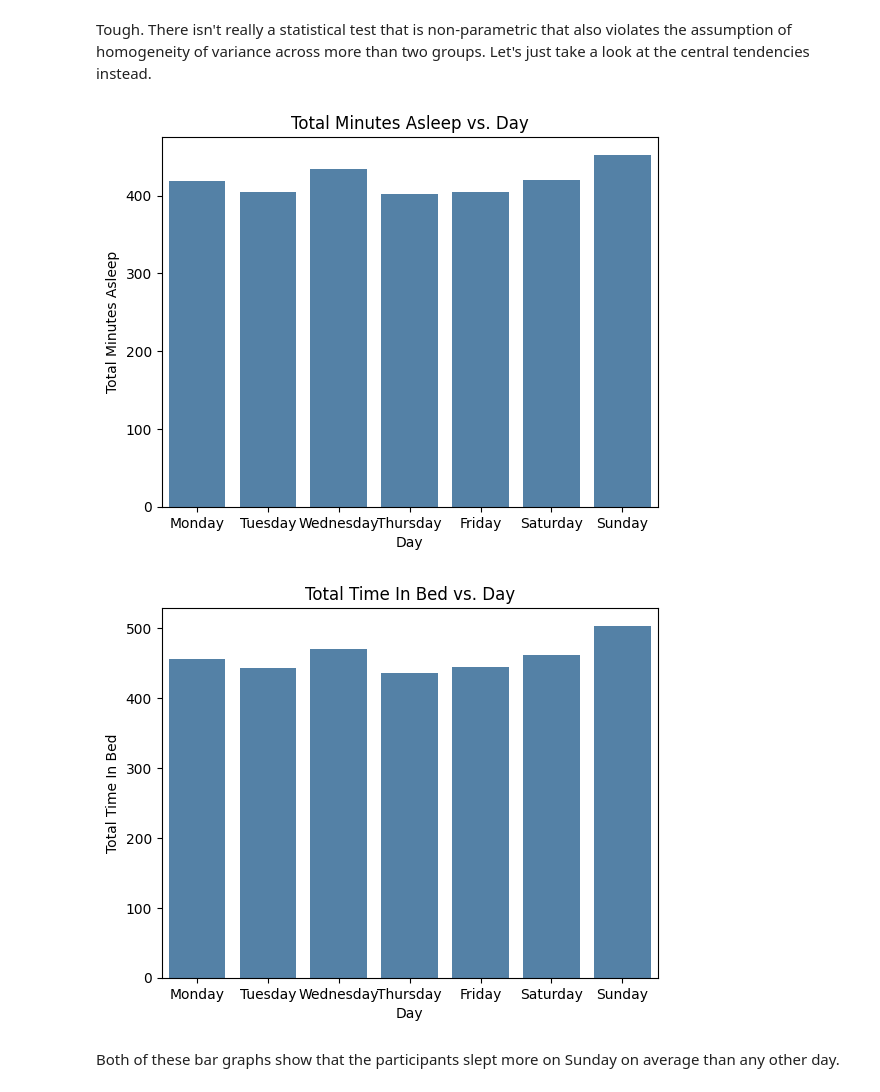
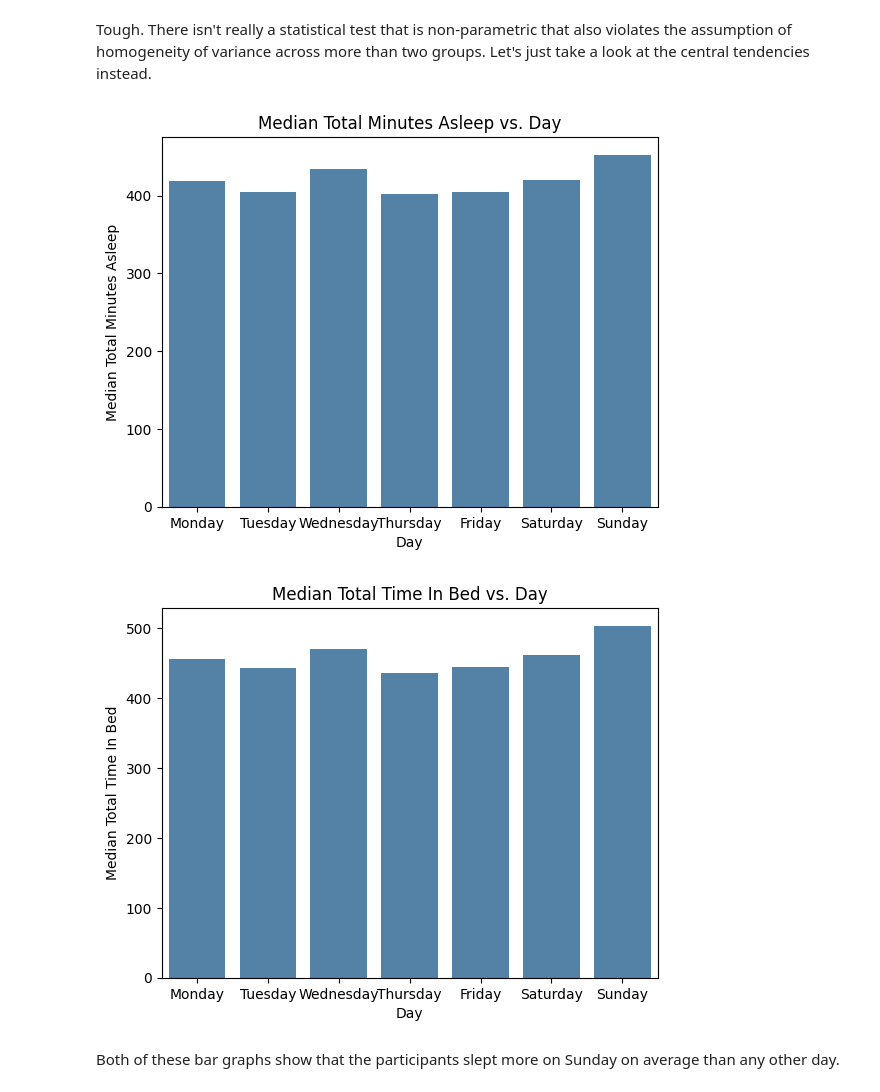
Before and after one commit to kyumin14/google-capstone, a Jupyter notebook: capstone_project_fitbit.ipynb, the cells around one changed output. Drawn from its saved outputs; the diff is of its cells as text; code cells hidden in the pictures.

Commit message:
Changed graph labels, added 1 to section number after section 5.4

```diff
--- a/capstone_project_fitbit.ipynb
+++ b/capstone_project_fitbit.ipynb
@@ -965,16 +965,16 @@ agg_sleep_day_df = sleep_day_df.groupby(['Day']).mean()
 agg_sleep_day_df.reset_index(inplace=True)
 # %%
 barplot = sns.barplot(data=agg_sleep_day_df, x='Day', y='TotalMinutesAsleep', color='steelblue')
-barplot.set(ylabel='Total Minutes Asleep',title='Total Minutes Asleep vs. Day')
+barplot.set(ylabel='Median Total Minutes Asleep',title='Median Total Minutes Asleep vs. Day')
 plt.show()
 # %% [output]
-[figure, old version]
+[figure, new version]
 # %%
 barplot = sns.barplot(data=agg_sleep_day_df, x='Day', y='TotalTimeInBed', color='steelblue')
-barplot.set(ylabel='Total Time In Bed',title='Total Time In Bed vs. Day')
+barplot.set(ylabel='Median Total Time In Bed',title='Median Total Time In Bed vs. Day')
 plt.show()
 # %% [output]
-[figure, old version]
+[figure, new version]
 # %% [markdown]
 Both of these bar graphs show that the participants slept more on Sunday on average than any other day.
 # %% [markdown]
```
Also changed, not shown: parts of 2 cells of this notebook.
